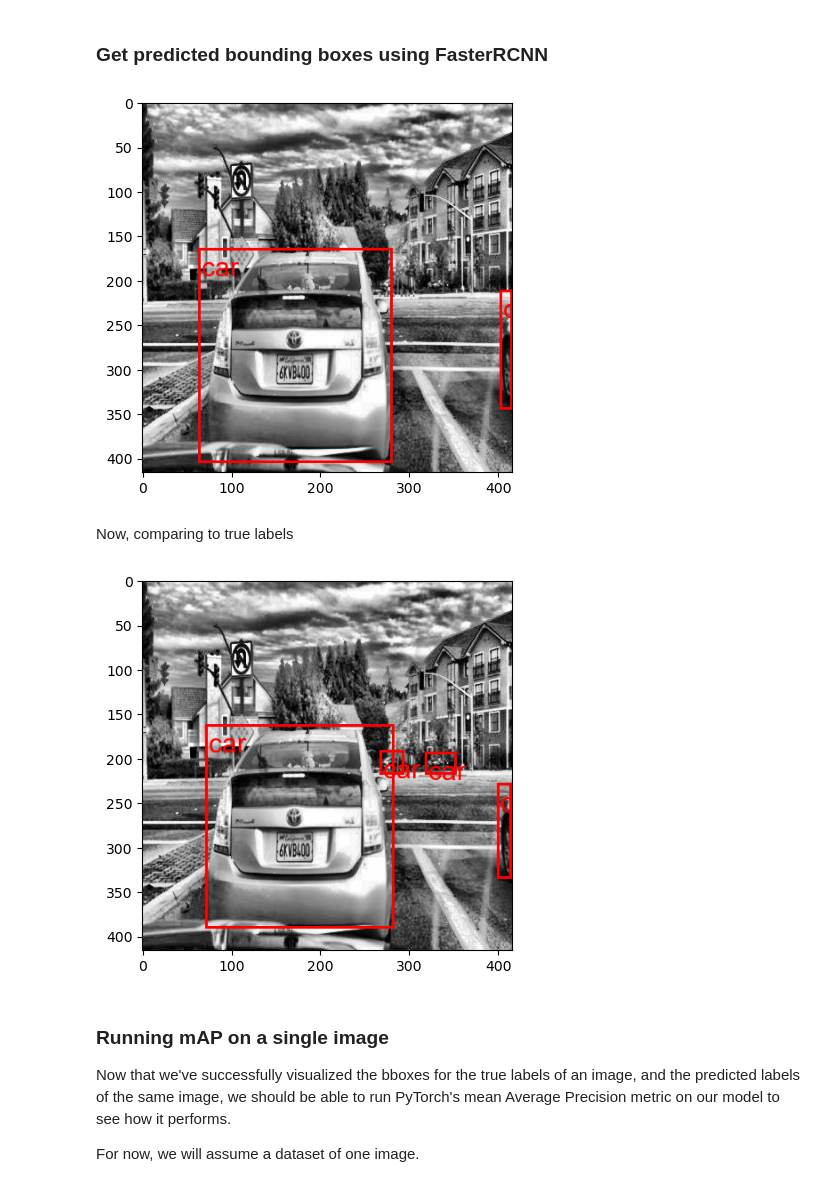
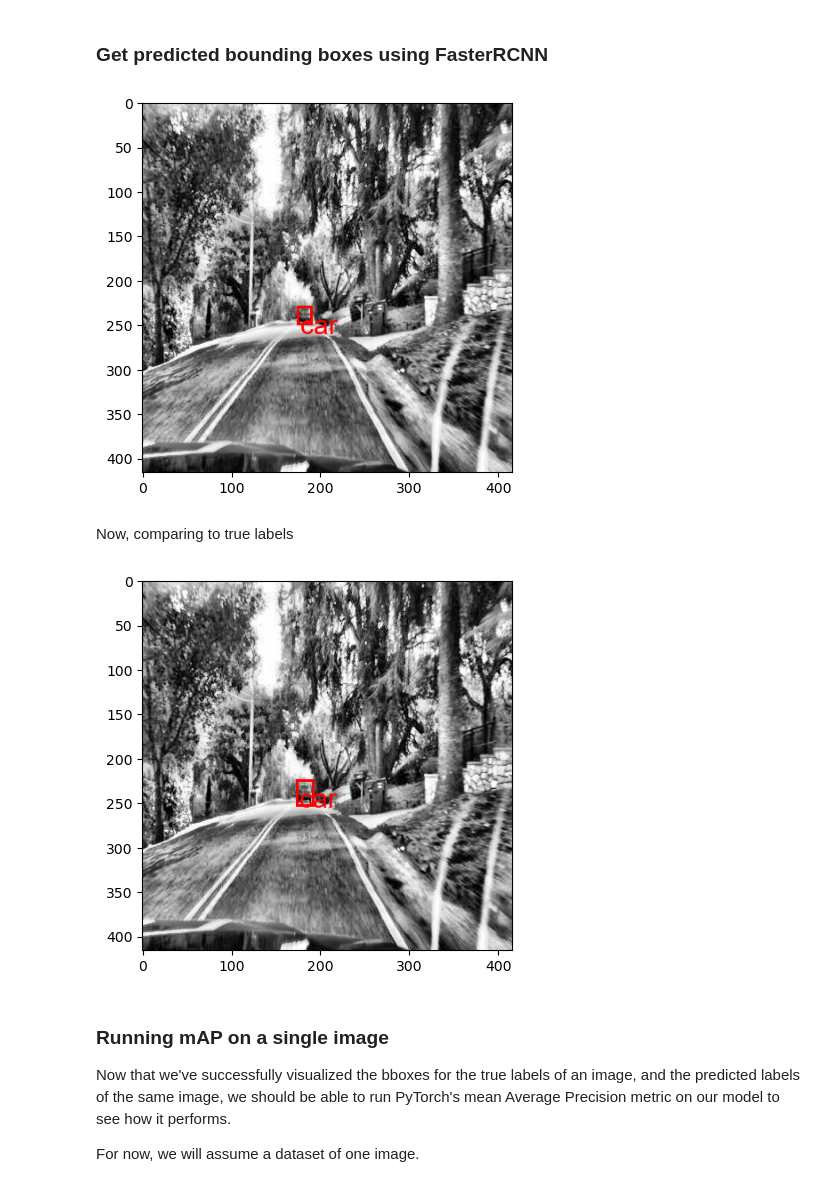
Before and after one commit to skilledscott/Springboard-Capstone, a Jupyter notebook: models/PyTorch-model-exploration.ipynb, the cells around one changed output. Saved outputs shown, nothing was run; the diff lists cells and outputs as text; code cells hidden in the pictures.

```diff
--- a/models/PyTorch-model-exploration.ipynb
+++ b/models/PyTorch-model-exploration.ipynb
@@ -192,12 +193,14 @@ def get_preds(model, img, preprocess):
 
     return predictions
 # %%
-def get_model_bboxes(prediction):
+def get_model_bboxes(predictions):
     '''
     get_model_bboxes: returns only the boxes and labels that are equal to the requested label
 
-    :param prediction:
+    :param predictions:
     :param car_label: The desired label to return bounding boxes for
+
+    returns bboxes, labels, scores
     '''
 
     # my dataset is only concerned with labels for cars at the moment.
@@ -205,33 +208,34 @@ def get_model_bboxes(prediction):
     meta_cats = faster_rcnn_weights.meta["categories"]
     car_label = [int(i) for i in range(len(meta_cats)) if meta_cats[i] == 'car'][0]
 
-    indeces = [i for i in range(len(prediction['labels'])) if prediction['labels'][i] == car_label]
-    labels = prediction['labels'][indeces]
-    bboxes = prediction['boxes'][indeces]
+    indeces = [i for i in range(len(predictions['labels'])) if predictions['labels'][i] == car_label]
+    labels = predictions['labels'][indeces]
+    bboxes = predictions['boxes'][indeces]
+    scores = predictions['scores'][indeces]
 
-    return bboxes, ['car' for _ in labels]
+    return bboxes, ['car' for _ in labels], scores
 # %%
 dataset_path = '../dataset_small/test/'
 
 # set image
-img_num = 23
+img_num = 1
 img_name = 'img{}.jpg'.format(img_num)
 img = read_image(dataset_path + img_name)
 
 # get predictions from model
 prediction = get_preds(faster_rcnn, img, preprocess=faster_rcnn_preprocess)[0]
 
 # draw bounding boxes
-bboxes, labels = get_model_bboxes(prediction)
+bboxes, labels, _ = get_model_bboxes(prediction)
 draw_bboxes(img_name, labels, bboxes)
 # %% [output]
-[figure, old version]
+[figure, new version]
 # %% [markdown]
 Now, comparing to true labels
 # %%
 show_true_labels(img_num)
 # %% [output]
-[figure, old version]
+[figure, new version]
 # %% [markdown]
 ### Running mAP on a single image
 
```
Also changed, not shown: parts of 14 cells of this notebook.
